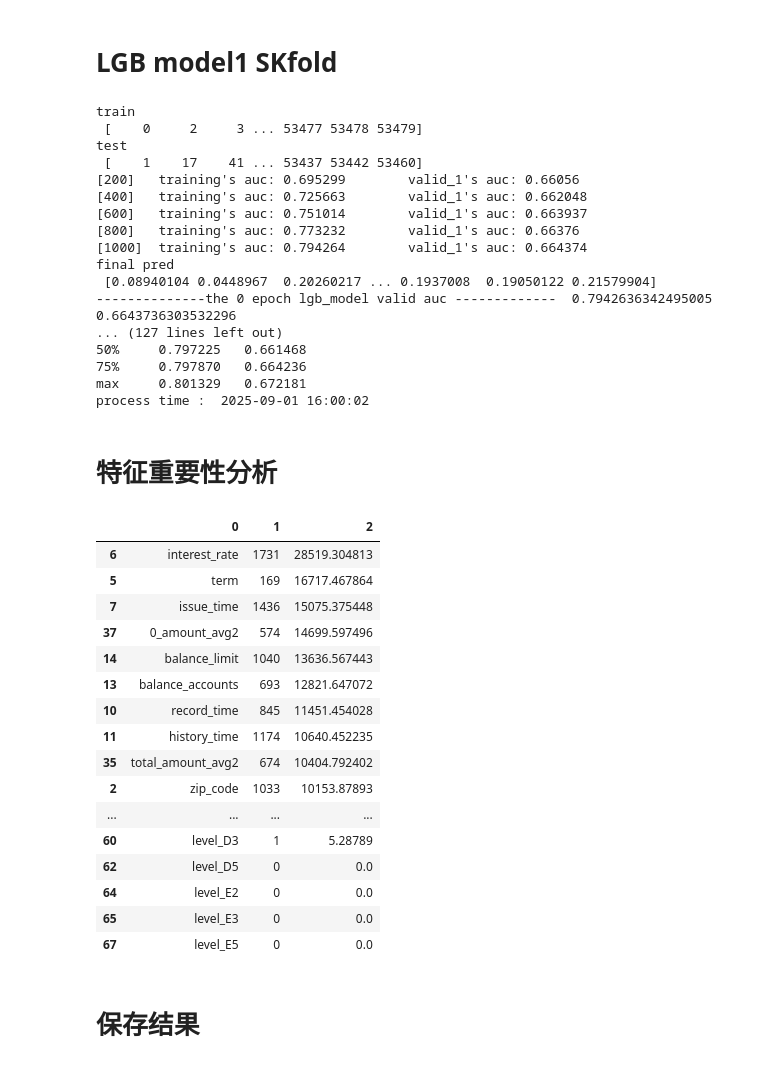
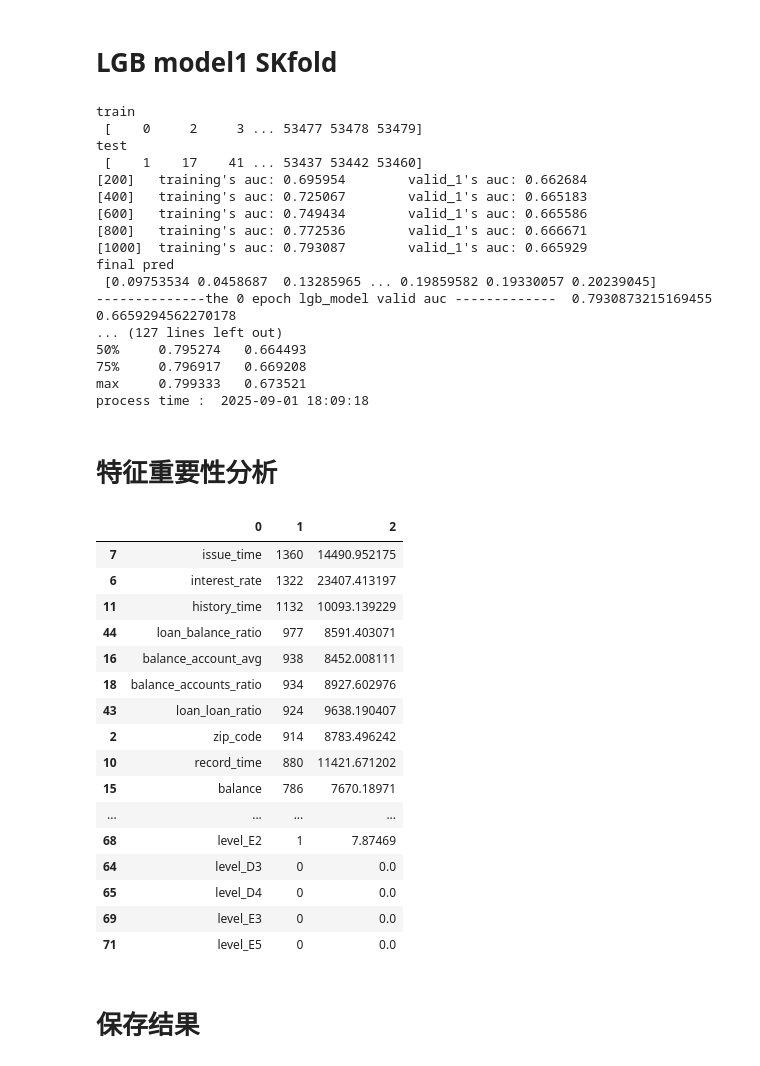
Before and after one commit to ghworld/bank_model_competiton, a Jupyter notebook: data/v25/model_lgb_v25.ipynb, the cells around one changed output. Cells and saved outputs as stored; diff of their text form; code cells hidden in the pictures.

```diff
--- a/data/v25/model_lgb_v25.ipynb
+++ b/data/v25/model_lgb_v25.ipynb
@@ -54,8 +54,8 @@ from sklearn.model_selection import StratifiedKFold
 from imblearn.over_sampling import SMOTE
 
 suffix = os.path.split(os.getcwd())[-1]
-pd.set_option('display.max_columns', 100)
-pd.set_option('display.max_rows', 100)
+pd.set_option('display.max_columns', 500)
+pd.set_option('display.max_rows', 500)
 
 train_dat_path = "train.dat.%s" % suffix
 test_dat_path = "test.dat.%s"  % suffix
@@ -100,22 +134,37 @@ def stat_result(pp_ret):
 # %%
 dummy_fea=['id', 'level']
 
+col_v1_str ='id,title,career,zip_code,residence,loan,term,interest_rate,issue_time,syndicated,installment,record_time,history_time,total_accounts,balance_accounts,balance_limit,balance,level,label,balance_account_avg,loan_term_avg,balance_accounts_ratio,loan_log,balance_account_avg_log,loan_term_avg_log,balance_accounts_ratio_log,interest_rate_log,balance_log,balance_limit_log,balance_accounts_log,zip_province,zip_city,level_hash,level_ord,grade,interest_rate_cut,interest_rate_log_cut,balance_cut,loan_cut,balance_limit_cut,loan_term_avg_cut,balance_account_avg_cut,record_time_year,record_time_month,record_time_week,record_time_year_month,level_default_ratio,interest_rate_default_ratio,term_default_ratio,tx_max_min_days,tx_count,total_amount,1_amount,0_amount,total_amount_avg,1_amount_avg,0_amount_avg,total_amount_avg2,1_amount_avg2,0_amount_avg2,tx_count_avg,tx_tmstp_max,tx_tmstp_min'
+keep_arr = col_v1_str.split(',')
+col_v2_arr = ['loan_loan_ratio', 'loan_balance_ratio']
+keep_arr.extend(col_v2_arr)
+
 # 去掉
-drop_fea = ['tx_time_max', 'tx_time_min', 'level_ord','loan_log',
+# level hash in drop fea
+drop_fea = ['tx_time_max', 'tx_time_min', 'level_hash', 'level_ord','loan_log',
        'balance_account_avg_log', 'loan_term_avg_log',
        'balance_accounts_ratio_log', 'interest_rate_log', 'balance_log',
        'balance_limit_log', 'balance_accounts_log', 'interest_rate_cut',
        'interest_rate_log_cut', 'balance_cut', 'loan_cut', 'balance_limit_cut',
        'loan_term_avg_cut', 'balance_account_avg_cut',
-       'level_deafault_ratio', 'interest_rate_deafault_ratio','term_deafault_ratio',
-        'issue_time', 'month','max_txn_time', 'history_time_s'
+       'level_deafault_ratio', 'interest_rate_deafault_ratio','term_deafault_ratio'
        ]
 
 train_data = pd.read_csv(train_dat_path, engine = 'python');
 test_data  = pd.read_csv(test_dat_path,  engine = 'python');
 print('train_data \n', train_data.shape)
 print('test_data  \n', test_data.shape)
+
+#只保留有效特征
+online_arr = []
+for col_name in  keep_arr :
+    if col_name in train_data.columns :
+        online_arr.append(col_name)
+print('online arr : ', len(online_arr))
+print('online arr : ', online_arr)
+
 train_test_data = pd.concat([train_data, test_data], axis=0, ignore_index = True)
+train_test_data = train_test_data.loc[:,online_arr]
 
 for col_name in drop_fea :
     if col_name in train_test_data.columns:
@@ -246,48 +296,48 @@ train
  [    0     2     3 ... 53477 53478 53479]
 test
  [    1    17    41 ... 53437 53442 53460]
-[200]   training's auc: 0.695299        valid_1's auc: 0.66056
-[400]   training's auc: 0.725663        valid_1's auc: 0.662048
-[600]   training's auc: 0.751014        valid_1's auc: 0.663937
-[800]   training's auc: 0.773232        valid_1's auc: 0.66376
-[1000]  training's auc: 0.794264        valid_1's auc: 0.664374
+[200]   training's auc: 0.695954        valid_1's auc: 0.662684
+[400]   training's auc: 0.725067        valid_1's auc: 0.665183
+[600]   training's auc: 0.749434        valid_1's auc: 0.665586
+[800]   training's auc: 0.772536        valid_1's auc: 0.666671
+[1000]  training's auc: 0.793087        valid_1's auc: 0.665929
 final pred
- [0.08940104 0.0448967  0.20260217 ... 0.1937008  0.19050122 0.21579904]
---------------the 0 epoch lgb_model valid auc -------------  0.7942636342495005 0.6643736303532296
+ [0.09753534 0.0458687  0.13285965 ... 0.19859582 0.19330057 0.20239045]
+--------------the 0 epoch lgb_model valid auc -------------  0.7930873215169455 0.6659294562270178
 ... (127 lines left out)
-50%     0.797225   0.661468
-75%     0.797870   0.664236
-max     0.801329   0.672181
-process time :  2025-09-01 16:00:02
+50%     0.795274   0.664493
+75%     0.796917   0.669208
+max     0.799333   0.673521
+process time :  2025-09-01 18:09:18
 # %% [markdown]
 # 特征重要性分析
 # %%
 #
 idx = 1
 df_imp = pd.DataFrame([models[idx].feature_name(), models[idx].feature_importance(), models[idx].feature_importance(importance_type='gain')]).T
-df_imp.sort_values(by=2, ascending=False)
+df_imp.sort_values(by=1, ascending=False)
 
 # 重训模型
 # df_imp = pd.DataFrame([lgb_lgb_clf.feature_name(), lgb_lgb_clf.feature_importance(), lgb_lgb_clf.feature_importance(importance_type='gain')]).T
 # df_imp.sort_values(by=2,ascending=False)
 # %% [output]
 |  | 0 | 1 | 2 |
-| 6 | interest_rate | 1731 | 28519.304813 |
-| 5 | term | 169 | 16717.467864 |
-| 7 | issue_time | 1436 | 15075.375448 |
-| 37 | 0_amount_avg2 | 574 | 14699.597496 |
-| 14 | balance_limit | 1040 | 13636.567443 |
-| 13 | balance_accounts | 693 | 12821.647072 |
-| 10 | record_time | 845 | 11451.454028 |
-| 11 | history_time | 1174 | 10640.452235 |
-| 35 | total_amount_avg2 | 674 | 10404.792402 |
-| 2 | zip_code | 1033 | 10153.87893 |
+| 7 | issue_time | 1360 | 14490.952175 |
+| 6 | interest_rate | 1322 | 23407.413197 |
+| 11 | history_time | 1132 | 10093.139229 |
+| 44 | loan_balance_ratio | 977 | 8591.403071 |
+| 16 | balance_account_avg | 938 | 8452.008111 |
+| 18 | balance_accounts_ratio | 934 | 8927.602976 |
+| 43 | loan_loan_ratio | 924 | 9638.190407 |
+| 2 | zip_code | 914 | 8783.496242 |
+| 10 | record_time | 880 | 11421.671202 |
+| 15 | balance | 786 | 7670.18971 |
 | ... | ... | ... | ... |
-| 60 | level_D3 | 1 | 5.28789 |
-| 62 | level_D5 | 0 | 0.0 |
-| 64 | level_E2 | 0 | 0.0 |
-| 65 | level_E3 | 0 | 0.0 |
-| 67 | level_E5 | 0 | 0.0 |
+| 68 | level_E2 | 1 | 7.87469 |
+| 64 | level_D3 | 0 | 0.0 |
+| 65 | level_D4 | 0 | 0.0 |
+| 69 | level_E3 | 0 | 0.0 |
+| 71 | level_E5 | 0 | 0.0 |
 # %% [markdown]
 # 保存结果
 # %%
```
Also changed, not shown: parts of 14 cells of this notebook, 20 other files.
